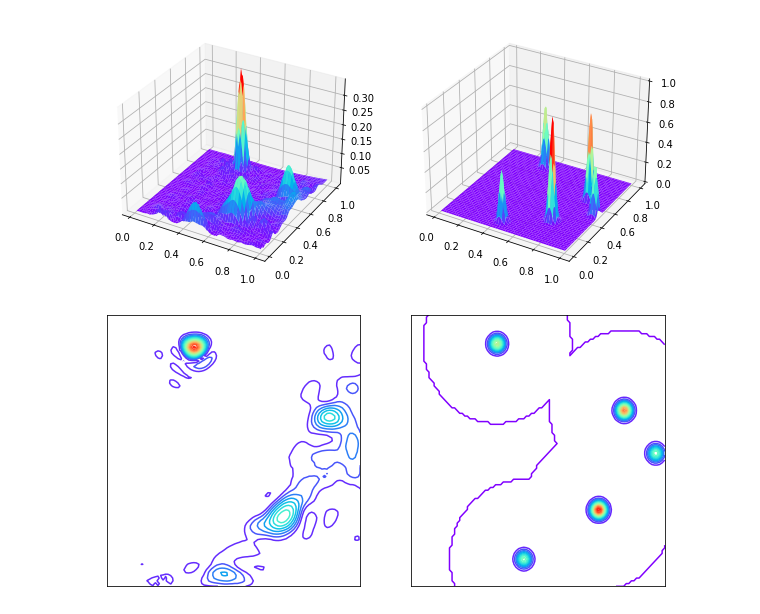
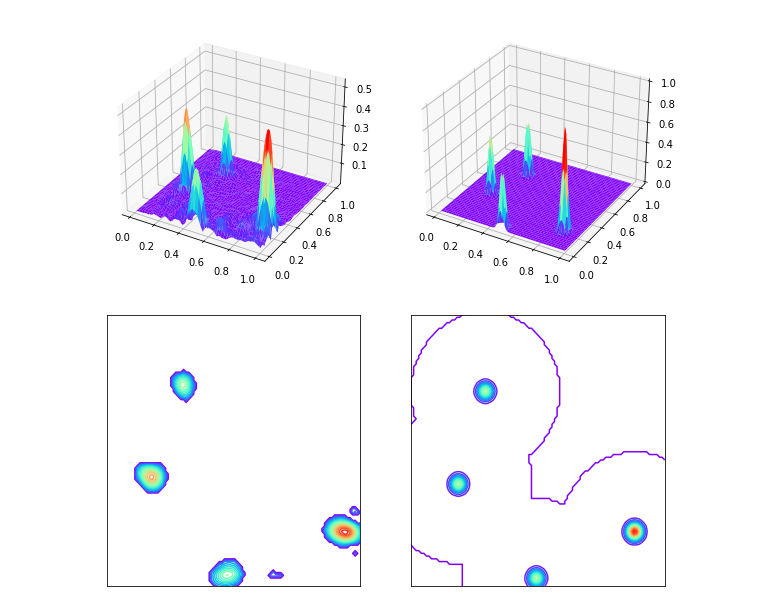
Before and after one commit to chenbo-cyber/DILT_ViT_2D, a Jupyter notebook: test_val.ipynb, the cells around one changed output. Cells and saved outputs as stored; diff of their text form; code cells hidden in the pictures.

```diff
--- a/test_val.ipynb
+++ b/test_val.ipynb
@@ -3,6 +3,7 @@ import matplotlib.pyplot as plt
 import numpy as np
 import torch
 import train
+import scipy.io as scio
 from mpl_toolkits.mplot3d import Axes3D
 from scipy.interpolate import interp2d
 
@@ -36,8 +37,9 @@ def get_new_decay(decay_data, b, t, max_ending):
 epoch = 300
 with torch.no_grad():
     # checkpoint = torch.load('Experiments/SimpleViT_230512_203404/checkpoints/epoch_{num}.pth'.format(num=epoch), map_location=DEVICE )
-    checkpoint = torch.load('Experiments/SimpleViT_lambda=0.4/checkpoints/last.pth')
-    # checkpoint = torch.load('./checkpoint/experiment_name/ViT/sig4.pth')
+    # checkpoint = torch.load('Experiments/T2T2_lin_auto_48/SimpleViT_lambda=0.4/checkpoints/last.pth')
+    # checkpoint = torch.load('Experiments/SimpleViT_230723_202022/checkpoints/epoch_300.pth')
+    checkpoint = torch.load('Experiments/SimpleViT_230725_191622/checkpoints/epoch_300.pth')
     args = checkpoint['args']
     module = train.set_module(args)
     module.load_state_dict(checkpoint['model'])
@@ -48,10 +50,17 @@ val_input = np.load("./Dataset/valid_input.npy")
 val_label = np.load("./Dataset/valid_label.npy")
 sample = np.random.randint(0, 2000)
 print('sample = ', sample)
+# sample = 1839
+# sample = 1884
+# sample = 213
+# sample = 902
+sample = 102
 
 test_input = val_input[sample]
 b = np.linspace(0.05, 5, 100)
 t = np.linspace(0.05, 5, 100)
+
+scio.savemat('Results/GRIN_In4.mat', {'y':test_input, 'v1':b, 'v2':t})
 new_decay, concat_data, y_new, x_new, range_D, range_T = get_new_decay(test_input, b, t, 0.03)
 test_input = torch.tensor(concat_data).unsqueeze(0).to(args.device)
 test_input = test_input.to(torch.float32)
@@ -68,45 +79,43 @@ sample =  341
 # %%
+def blocks_threshold(image, block_size, gamma):
+    height, width = image.shape
+    new_image = np.zeros([height, width])
+    for y in range(0, height, block_size):
+        for x in range(0, width, block_size):
+            block = image[y:y+block_size, x:x+block_size]
+            threshold = min([np.max(block)*gamma, 0.08])
+            # threshold = np.max(block)*gamma
+            block[block<threshold]=0
+            new_image[y:y+block_size, x:x+block_size] = block
+    return new_image
+
 label_dim = 100
 
 figure = plt.figure(4, figsize=[10, 5])
 axes1 = figure.add_subplot(121, projection='3d')
 axes2 = figure.add_subplot(122, projection='3d')
 
 X = np.linspace(0.01, 1, 100)
 Y = np.linspace(0.01, 1, 100)
 X,Y = np.meshgrid(X, Y)
 
 Z = test_out[0].reshape(label_dim, label_dim)
 axes1.plot_surface(X,Y,Z,cmap='rainbow')
 axes2.plot_surface(X,Y,val_label[sample],cmap='rainbow')
 plt.show()
 
+Z = blocks_threshold(Z, 40, 0.5)
+Z[Z<0.03]=0
 plt.figure(1, figsize=(10, 5))
 plt.subplot(1, 2, 1)
 plt.contour(X, Y, Z, 20, cmap='rainbow')
 plt.xticks([])
 plt.yticks([])
 plt.subplot(1, 2, 2)
 plt.contour(X, Y, val_label[sample], 20, cmap='rainbow')
 plt.xticks([])
 plt.yticks([])
 plt.show()
-
-# figure = plt.figure(2)
-# axes = Axes3D(figure)
-
-# Z = val_label[sample]
-# axes.plot_surface(X,Y,Z,cmap='rainbow')
-
-# plt.figure(3, figsize=(5, 5))
-# # fig, ax = plt.subplots()
-# plt.contour(X, Y, Z, 20, cmap='rainbow')
-# # 将x轴和y轴改为对数坐标轴
-# # ax.set_xscale('log')
-# # ax.set_yscale('log')
-# plt.xticks([])
-# plt.yticks([])
-# plt.show()
 # %% [output]
-[figure, old version]
+[figure, new version]
-[figure, old version]
+[figure, new version]
```
Also changed, not shown: parts of 2 cells of this notebook, 5 other files.
